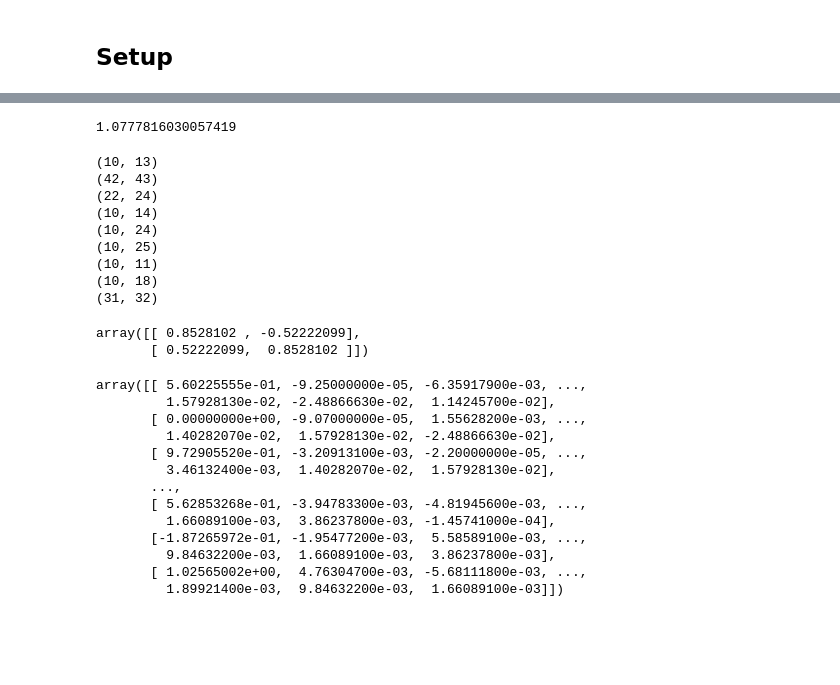
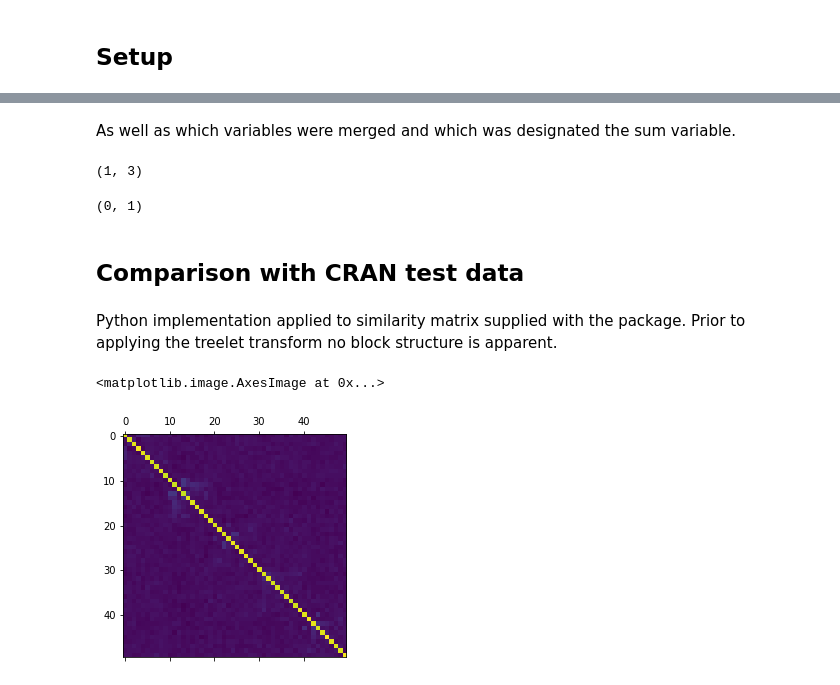
Before and after one commit to Shakeel95/Dimension-Reduction-Trees, a Jupyter notebook: pipeline/treelets-python-implementation.ipynb, the cells around one changed output, grey strips where cells are left out. Cells and saved outputs as stored; diff of their text form; code cells hidden in the pictures; blank space fills up the shorter version.

Commit message:
commits working implementation of treelet decomposition

```diff
--- a/pipeline/treelets-python-implementation.ipynb
+++ b/pipeline/treelets-python-implementation.ipynb
@@ -89,5 +48,22 @@ def treelet_decomposition1(C, L):
+# %% [markdown]
+As well as which variables were merged and which was designated the sum variable.
+# %%
+tree[2]["pair"]
+# %% [output]
+(1, 3)
+# %%
+tree[2]["order"]
+# %% [output]
+(0, 1)
+# %% [markdown]
+## Comparison with CRAN test data
+# %% [markdown]
+Python implementation applied to similarity matrix supplied with the package. Prior to applying the treelet transform no block structure is apparent.
 # %%
-# load data
-dat = pd.read_csv("../data/Ahat.csv")
-X = dat.drop("Unnamed: 0", axis = 1)\
-       .to_numpy()
+Ahat = pd.read_csv("../data/Ahat.csv")\
+         .drop("Unnamed: 0", axis = 1)\
+         .to_numpy()
+plt.matshow(Ahat)
+# %% [output]
+<matplotlib.image.AxesImage at 0x...>
+[figure, added]
@@ -99,37 +69,0 @@ jj = np.array([[0.748697326664324,-0.662911994947816],
-# %%
-rotate_covariance_matrix(X,10,13,Jx)[10,10]
-# %% [output]
-1.0777816030057419
-# %%
-tree = treelet_decomposition1(X,10)
-# %% [output]
-(10, 13)
-(42, 43)
-(22, 24)
-(10, 14)
-(10, 24)
-(10, 25)
-(10, 11)
-(10, 18)
-(31, 32)
-# %%
-tree[4]["J"]
-# %% [output]
-array([[ 0.8528102 , -0.52222099],
-       [ 0.52222099,  0.8528102 ]])
-# %%
-pd.read_csv("../data/clean UK macro data.csv").to_numpy()
-# %% [output]
-array([[ 5.60225555e-01, -9.25000000e-05, -6.35917900e-03, ...,
-         1.57928130e-02, -2.48866630e-02,  1.14245700e-02],
-       [ 0.00000000e+00, -9.07000000e-05,  1.55628200e-03, ...,
-         1.40282070e-02,  1.57928130e-02, -2.48866630e-02],
-       [ 9.72905520e-01, -3.20913100e-03, -2.20000000e-05, ...,
-         3.46132400e-03,  1.40282070e-02,  1.57928130e-02],
-       ...,
-       [ 5.62853268e-01, -3.94783300e-03, -4.81945600e-03, ...,
-         1.66089100e-03,  3.86237800e-03, -1.45741000e-04],
-       [-1.87265972e-01, -1.95477200e-03,  5.58589100e-03, ...,
-         9.84632200e-03,  1.66089100e-03,  3.86237800e-03],
-       [ 1.02565002e+00,  4.76304700e-03, -5.68111800e-03, ...,
-         1.89921400e-03,  9.84632200e-03,  1.66089100e-03]])
```
Also changed, not shown: parts of 18 cells of this notebook, 4 other files.
